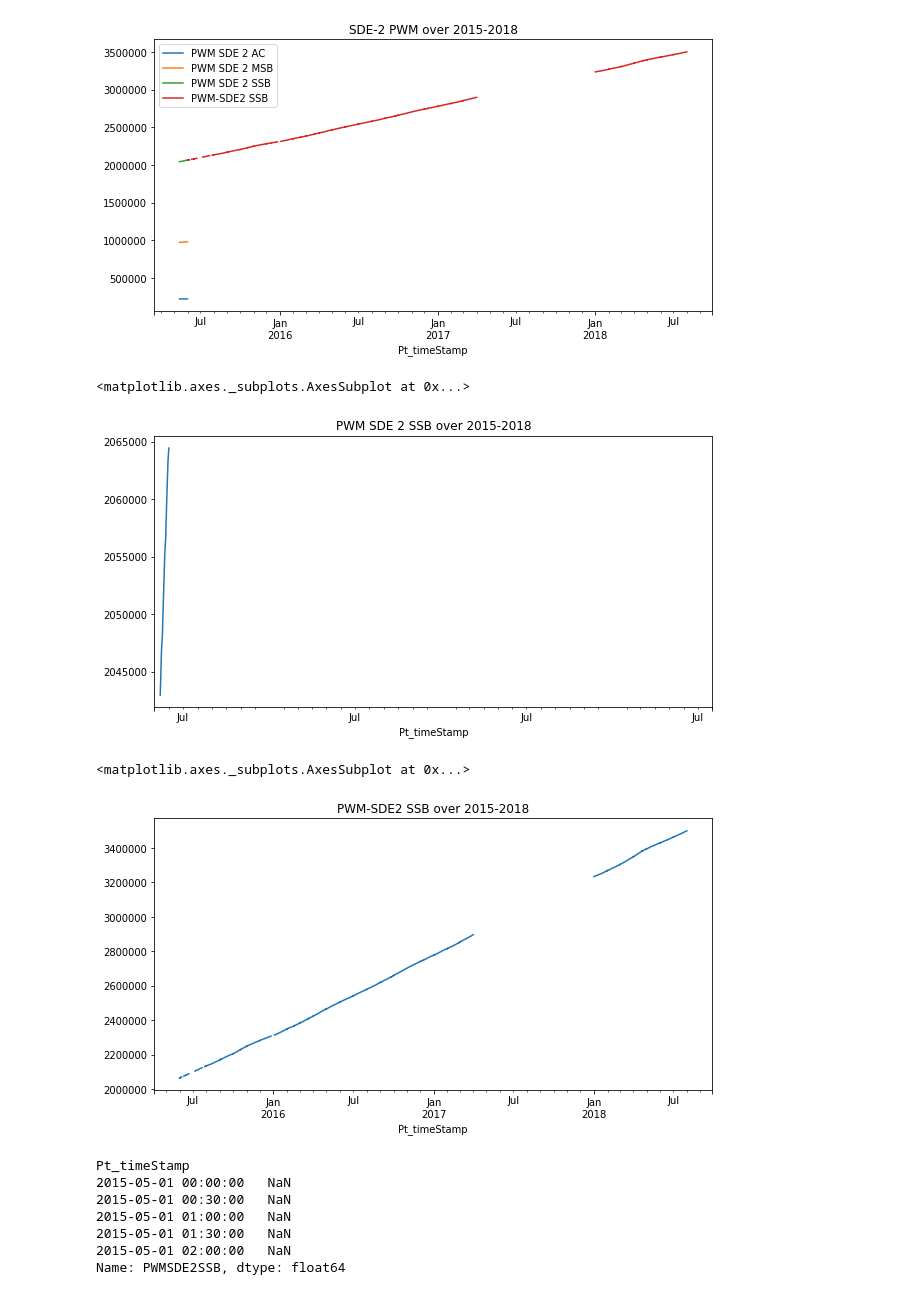
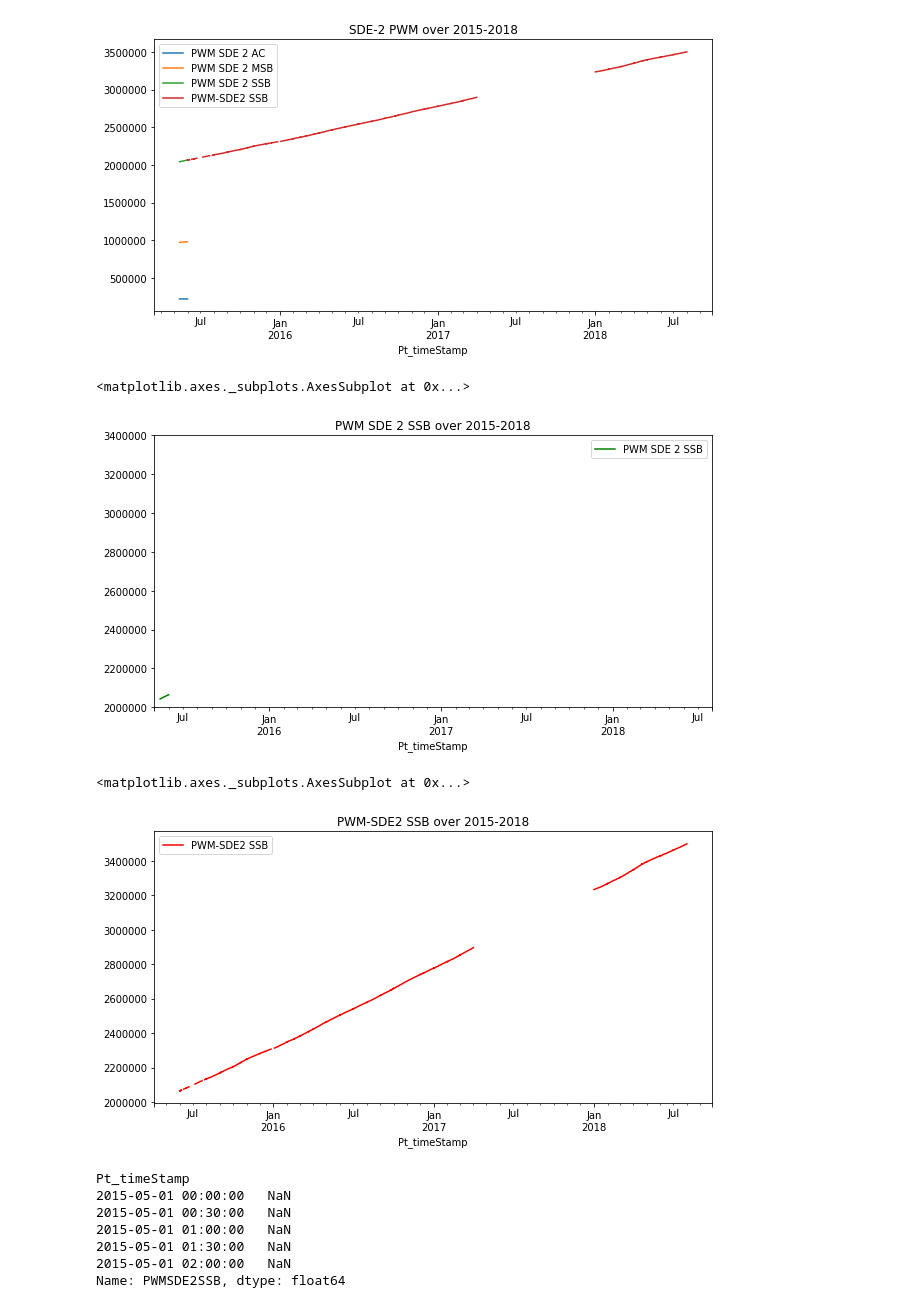
Before and after one commit to tkokkeng/KE5105-Time-Series-Forecasting, a Jupyter notebook: exploration/etl3.ipynb, the cells around one changed output. Drawn from its saved outputs; the diff is of its cells as text; code cells hidden in the pictures.

```diff
--- a/exploration/etl3.ipynb
+++ b/exploration/etl3.ipynb
@@ -122,15 +123,16 @@ sde2_df.loc[:, sde2_PWM_columns].plot(figsize=(10, 5), title='SDE-2 PWM over 201
 <matplotlib.axes._subplots.AxesSubplot at 0x...>
 [figure]
 # %%
-sde2_df['PWM SDE 2 SSB'].plot(figsize=(10, 5), title='PWM SDE 2 SSB over 2015-2018', xticks=['2015-05-01 00H', '2018-08-01 00H'])
+sde2_df['PWM SDE 2 SSB'].plot(figsize=(10, 5), title='PWM SDE 2 SSB over 2015-2018', xlim=['2015-05-01 00H', '2018-08-01 00H'],
+                              ylim=[2000000, 3400000], legend=True, color='green')
 # %% [output]
 <matplotlib.axes._subplots.AxesSubplot at 0x...>
-[figure, old version]
+[figure, new version]
 # %%
-sde2_df['PWM-SDE2 SSB'].plot(figsize=(10, 5), title='PWM-SDE2 SSB over 2015-2018')
+sde2_df['PWM-SDE2 SSB'].plot(figsize=(10, 5), title='PWM-SDE2 SSB over 2015-2018', legend=True, color='red')
 # %% [output]
 <matplotlib.axes._subplots.AxesSubplot at 0x...>
-[figure, old version]
+[figure, new version]
 # %%
 # Merge the columns 'PWM SDE 2 SSB' and 'PWM-SDE2 SSB'.
 sde2_df['PWMSDE2SSB'] = sde2_df.apply(lambda x: x[4] if math.isnan(x[5]) else x[5], axis=1)
```
Also changed, not shown: parts of 31 cells of this notebook, 1 other file.
